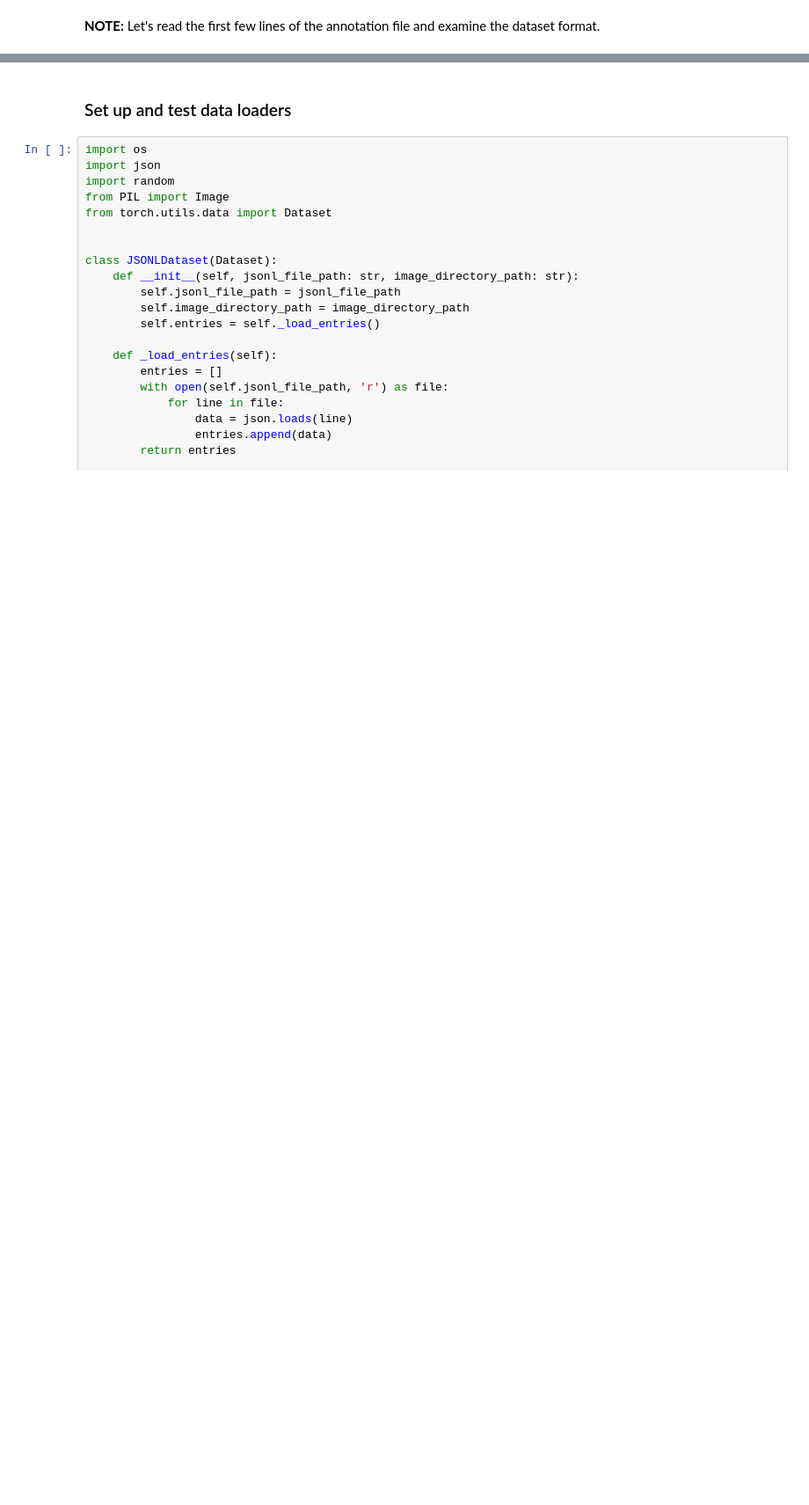
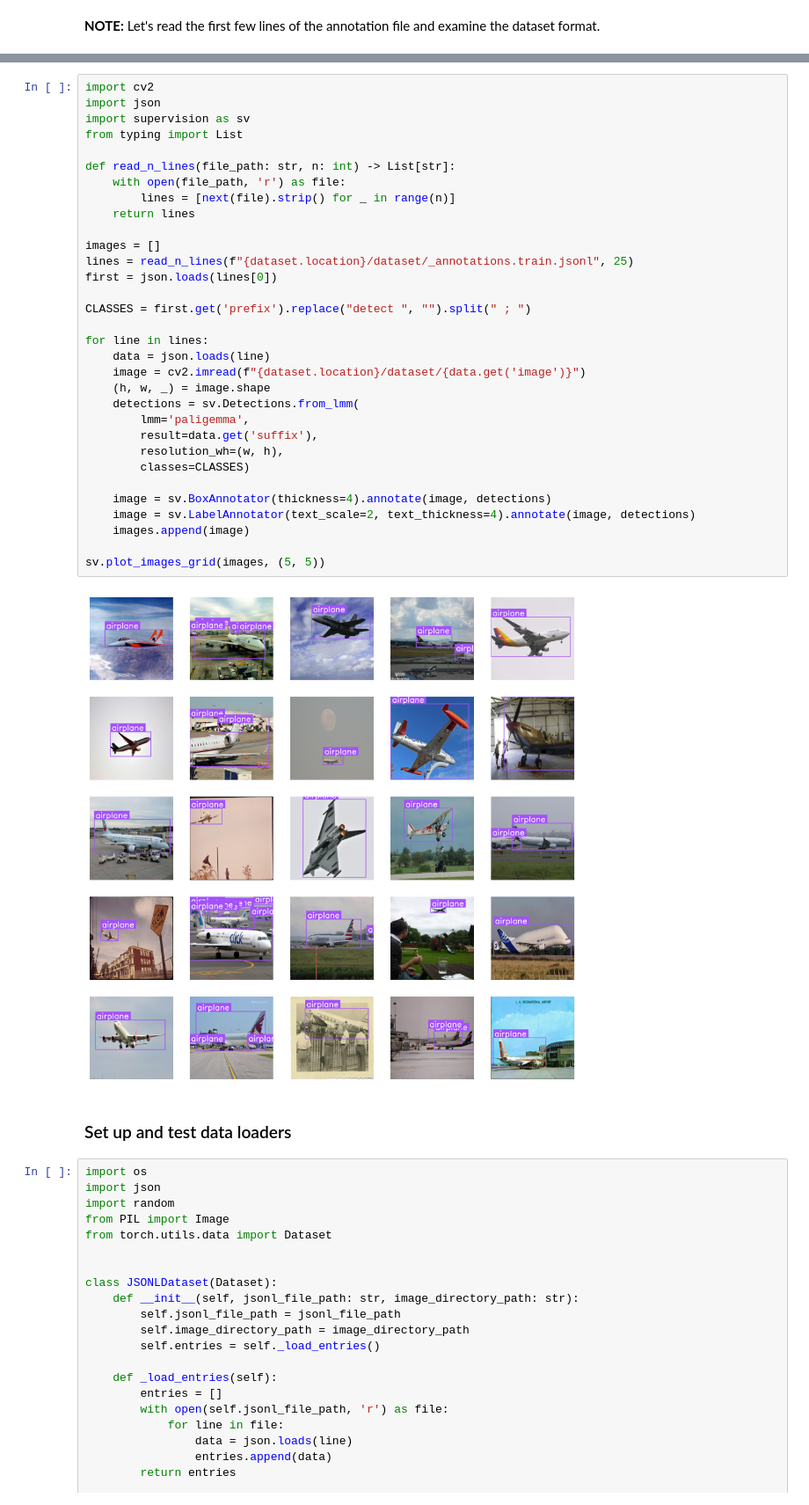
Before and after one commit to Nithish-github/DeepLearning-Projects, a Jupyter notebook: 9.PALIGEMMA2/how-to-finetune-paligemma2-for-json-data-extraction.ipynb, the cells around one changed output, grey strips where cells are left out. Shown at 88% size. Cells and saved outputs as stored; diff of their text form; blank space fills up the shorter version.

```diff
--- a/9.PALIGEMMA2/how-to-finetune-paligemma2-for-json-data-extraction.ipynb
+++ b/9.PALIGEMMA2/how-to-finetune-paligemma2-for-json-data-extraction.ipynb
@@ -61,3 +96,37 @@ dataset = version.download("jsonl")
+# %%
+import cv2
+import json
+import supervision as sv
+from typing import List
+
+def read_n_lines(file_path: str, n: int) -> List[str]:
+    with open(file_path, 'r') as file:
+        lines = [next(file).strip() for _ in range(n)]
+    return lines
+
+images = []
+lines = read_n_lines(f"{dataset.location}/dataset/_annotations.train.jsonl", 25)
+first = json.loads(lines[0])
+
+CLASSES = first.get('prefix').replace("detect ", "").split(" ; ")
+
+for line in lines:
+    data = json.loads(line)
+    image = cv2.imread(f"{dataset.location}/dataset/{data.get('image')}")
+    (h, w, _) = image.shape
+    detections = sv.Detections.from_lmm(
+        lmm='paligemma',
+        result=data.get('suffix'),
+        resolution_wh=(w, h),
+        classes=CLASSES)
+
+    image = sv.BoxAnnotator(thickness=4).annotate(image, detections)
+    image = sv.LabelAnnotator(text_scale=2, text_thickness=4).annotate(image, detections)
+    images.append(image)
+
+sv.plot_images_grid(images, (5, 5))
+# %% [output]
+[figure, added]
 # %% [markdown]
 ### Set up and test data loaders
 # %%
```
Also changed, not shown: parts of 10 cells of this notebook.
